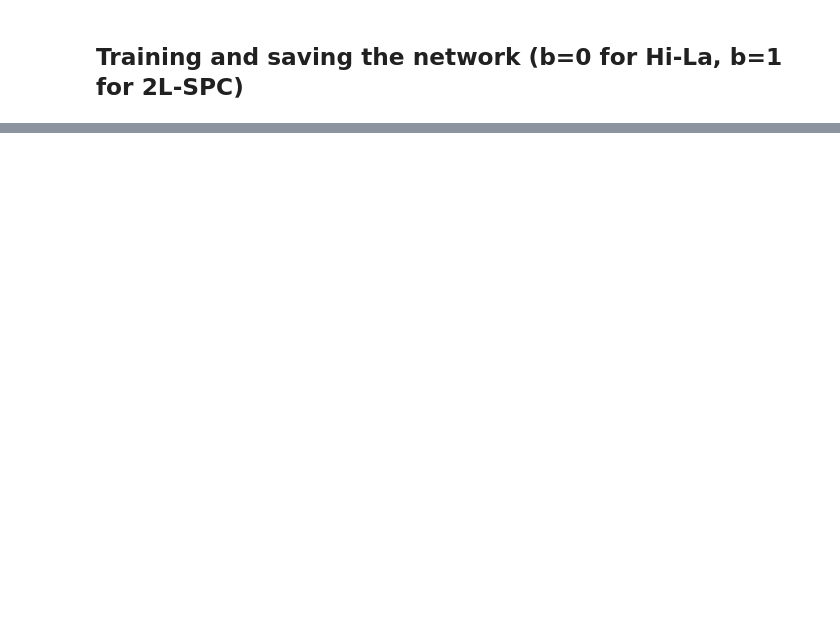
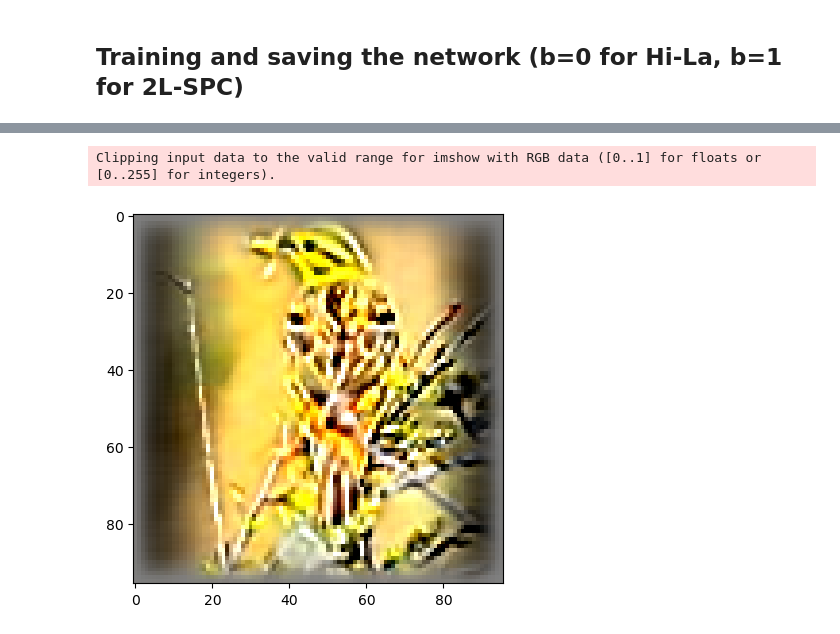
Before and after one commit to pulinagrawal/SDPC, a Jupyter notebook: notebooks/1-STL_training.ipynb, the cells around one changed output, grey strips where cells are left out. Saved outputs shown, nothing was run; the diff lists cells and outputs as text; code cells hidden in the pictures; blank space fills up the shorter version.

```diff
--- a/notebooks/1-STL_training.ipynb
+++ b/notebooks/1-STL_training.ipynb
@@ -186,0 +243,16 @@ NETWORK STRUCTURE :
+# %%
+
+def show_one(gamma, Net, layer=0):
+    reco = [None] * (Net.nb_layers)
+    gamma.unsqueeze(1)
+    i = layer
+    reco = gamma
+    for j in range(i, -1, -1):
+        reco = Net.layers[j].backward(reco)
+    reco_image = make_grid(reco.cpu(),normalize=False,pad_value=1)
+    imshow(reco_image)
+
+show_one(act[0][0], Net, layer=0)
+# %% [output]
+Clipping input data to the valid range for imshow with RGB data ([0..1] for floats or [0..255] for integers).
+[figure, added]
```
Also changed, not shown: parts of 5 cells of this notebook.
